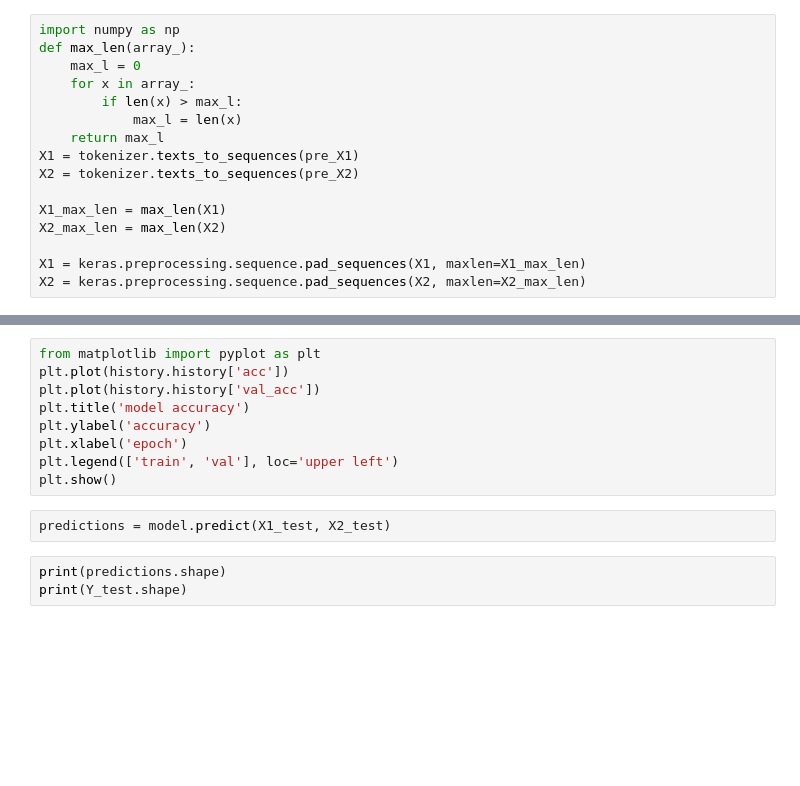
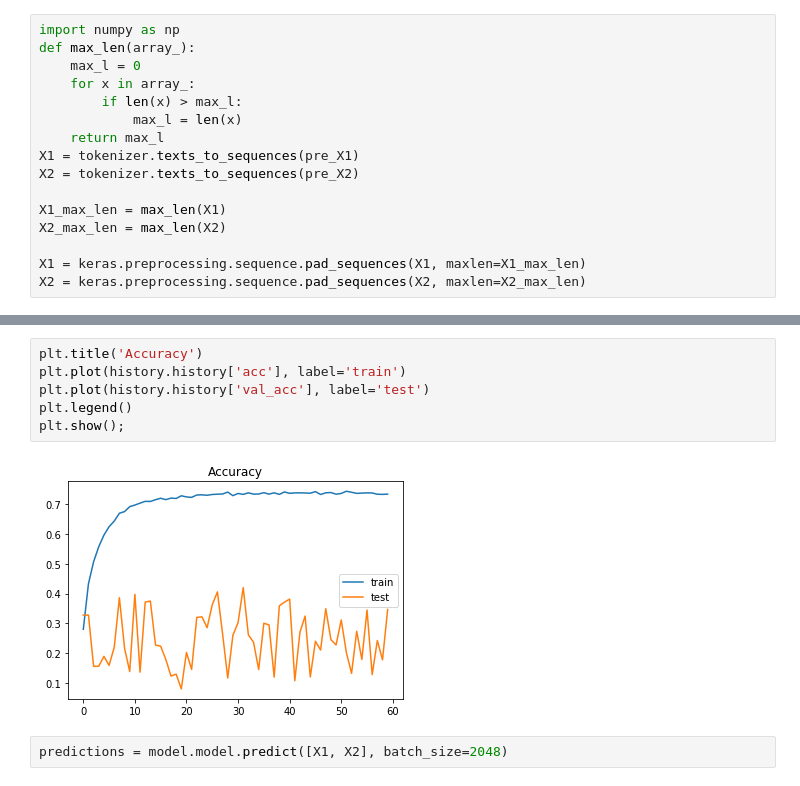
Before and after one commit to MMWa/Deep-Movie-Genre-Prediciton, a Jupyter notebook: train.ipynb, the cells around one changed output, grey strips where cells are left out. Drawn from its saved outputs; the diff is of its cells as text; blank space fills up the shorter version.

```diff
--- a/train.ipynb
+++ b/train.ipynb
@@ -119,17 +199,13 @@ model.save("model/simple_text_classifier_33.h5")
 # %%
-from matplotlib import pyplot as plt
-plt.plot(history.history['acc'])
-plt.plot(history.history['val_acc'])
-plt.title('model accuracy')
-plt.ylabel('accuracy')
-plt.xlabel('epoch')
-plt.legend(['train', 'val'], loc='upper left')
-plt.show()
+plt.title('Accuracy')
+plt.plot(history.history['acc'], label='train')
+plt.plot(history.history['val_acc'], label='test')
+plt.legend()
+plt.show();
+# %% [output]
+[figure, added]
 # %%
-predictions = model.predict(X1_test, X2_test)
+predictions = model.model.predict([X1, X2], batch_size=2048)
-# %%
-print(predictions.shape)
-print(Y_test.shape)
 # %%
 """
 The confusion matrix below allows us to see how the predictions compare to the ground truth,
```
Also changed, not shown: parts of 18 cells of this notebook, 5 other files.
